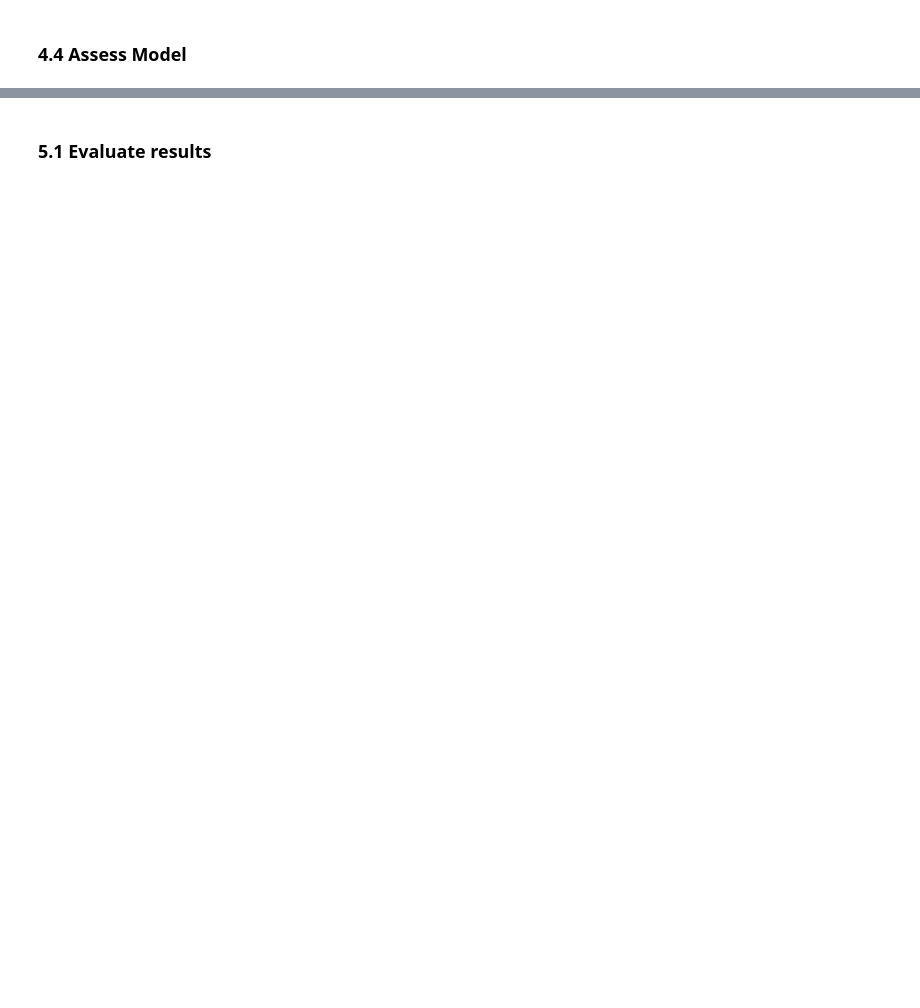
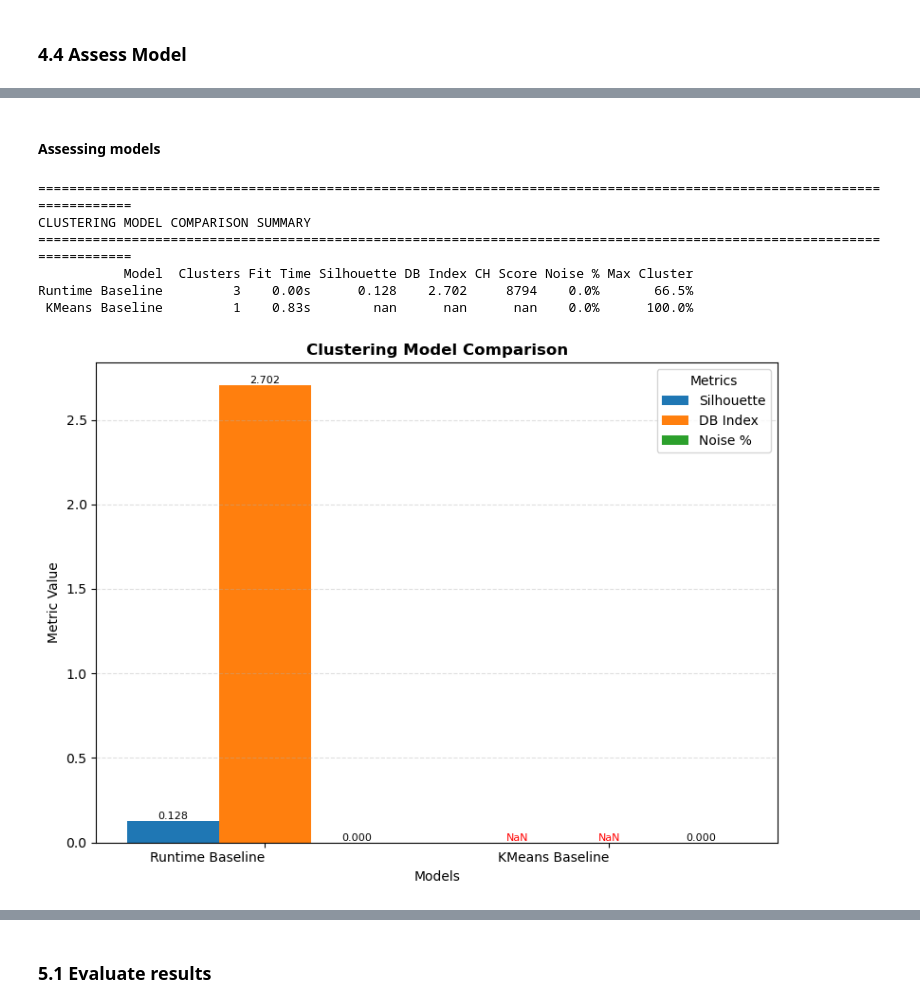
Before and after one commit to VinnyBabuManjaly/WorkloadProfiler, a Jupyter notebook: Workload_Profiler.ipynb, the cells around one changed output, grey strips where cells are left out. Cells and saved outputs as stored; diff of their text form; code cells hidden in the pictures; blank space fills up the shorter version.

```diff
--- a/Workload_Profiler.ipynb
+++ b/Workload_Profiler.ipynb
@@ -1949,11 +2000,11 @@ Label distribution: {np.int64(0): np.int64(21979), np.int64(1): np.int64(18761),
 # ----------------------------------------------------
 # Analysis (Summary Table)
 # ----------------------------------------------------
-def print_summary_table():
+def get_summary_table():
     """Print comparison table of all results"""
     if not all_results:
         print("No results to summarize")
-        return
+        return pd.DataFrame()
 
     summary_data = []
     for result in all_results:
@@ -1974,3 +2025,4 @@ def print_summary_table():
     print("CLUSTERING MODEL COMPARISON SUMMARY")
     print("="*120)
     print(summary_df.to_string(index=False))
+    return summary_df
@@ -1976,0 +2113,14 @@ def print_summary_table():
+# %% [markdown]
+#### Assessing models
+# %%
+# all_results.pop(0)
+summary_df = get_summary_table()
+plot_clustering_comparison(summary_df, figsize=(8,6))
+# %% [output]
+========================================================================================================================
+CLUSTERING MODEL COMPARISON SUMMARY
+========================================================================================================================
+           Model  Clusters Fit Time Silhouette DB Index CH Score Noise % Max Cluster
+Runtime Baseline         3    0.00s      0.128    2.702     8794    0.0%       66.5%
+ KMeans Baseline         1    0.83s        nan      nan      nan    0.0%      100.0%
+[figure, added]
```
Also changed, not shown: parts of 23 cells of this notebook, 2 other files.
